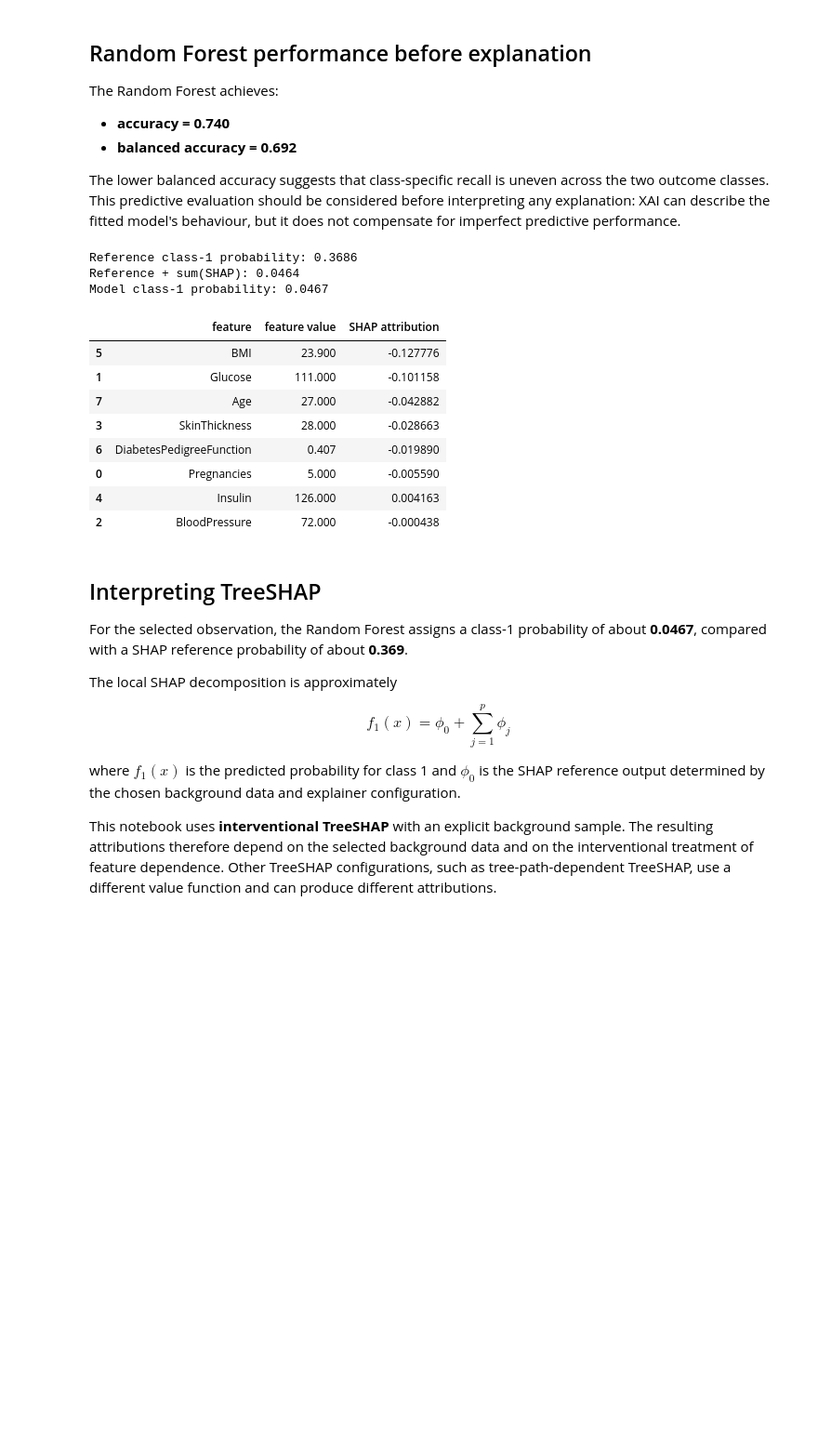
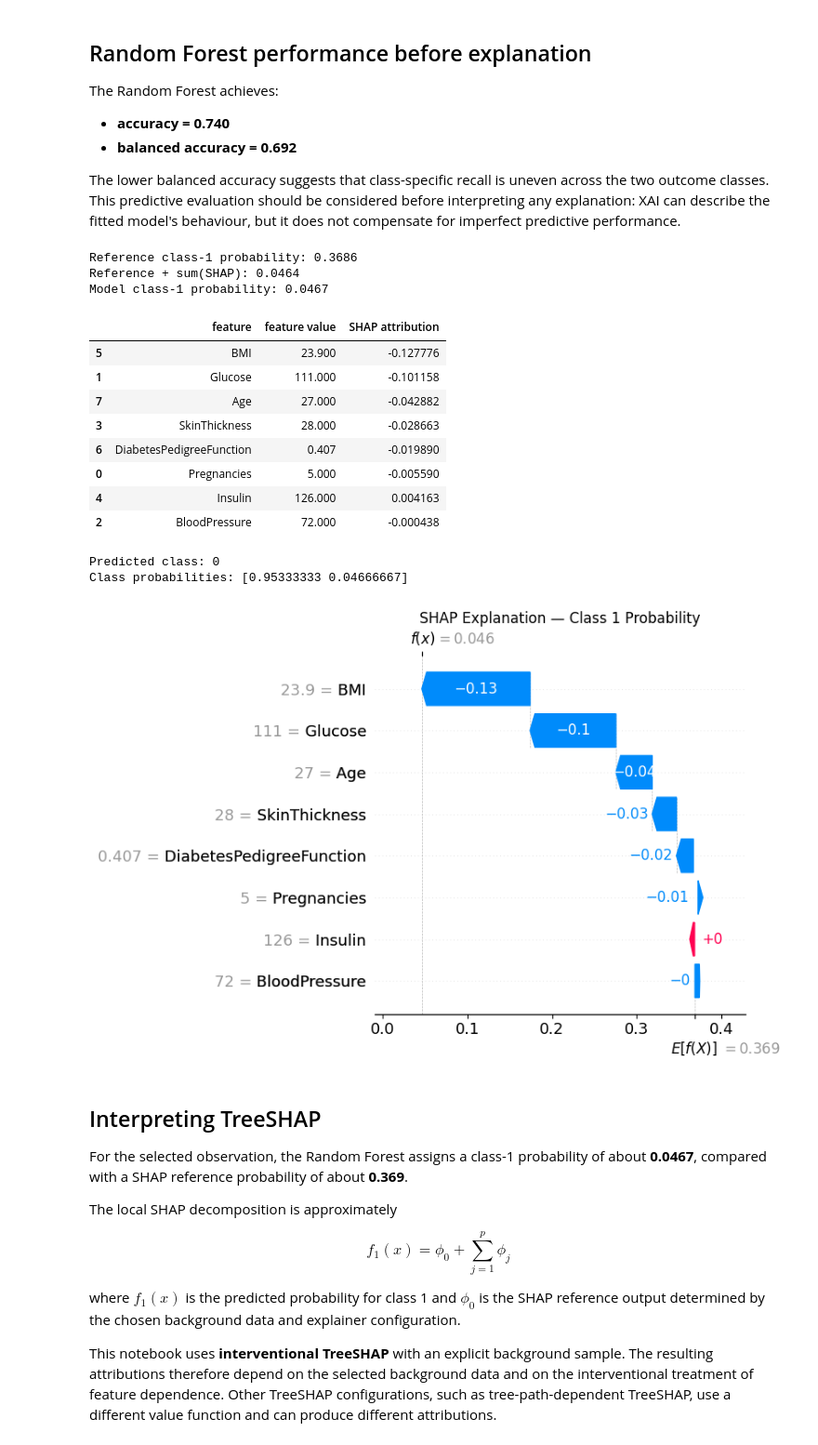
Before and after one commit to Mehakkhan7/PCS956_XAI_Course, a Jupyter notebook: Week2/Lecture_2_Post_hoc_Explainability_in_Machine_Learning.ipynb, the cells around one changed output. Shown at 93% size. Cells and saved outputs as stored; diff of their text form; code cells hidden in the pictures; blank space fills up the shorter version.

```diff
--- a/Week2/Lecture_2_Post_hoc_Explainability_in_Machine_Learning.ipynb
+++ b/Week2/Lecture_2_Post_hoc_Explainability_in_Machine_Learning.ipynb
@@ -376,6 +376,11 @@ try:
 
 except ImportError:
     print("Install SHAP with: !pip install shap")
+
+predicted_class = forest.predict(x_one)[0]
+
+print("Predicted class:", predicted_class)
+print("Class probabilities:", forest.predict_proba(x_one)[0])
 # %% [output]
 Reference class-1 probability: 0.3686
 Reference + sum(SHAP): 0.0464
@@ -389,6 +394,21 @@ Model class-1 probability: 0.0467
 | 0 | Pregnancies | 5.000 | -0.005590 |
 | 4 | Insulin | 126.000 | 0.004163 |
 | 2 | BloodPressure | 72.000 | -0.000438 |
+Predicted class: 0
+Class probabilities: [0.95333333 0.04666667]
+# %%
+# Visualize how features contribute to this prediction
+shap.plots.waterfall(
+    shap_result[0, :, 1],
+    max_display=10,
+    show=False
+)
+
+plt.title("SHAP Explanation — Class 1 Probability")
+plt.tight_layout()
+plt.show()
+# %% [output]
+[figure, added]
 # %% [markdown]
 ## Interpreting TreeSHAP
 
```
Also changed, not shown: parts of 1 cell of this notebook.
